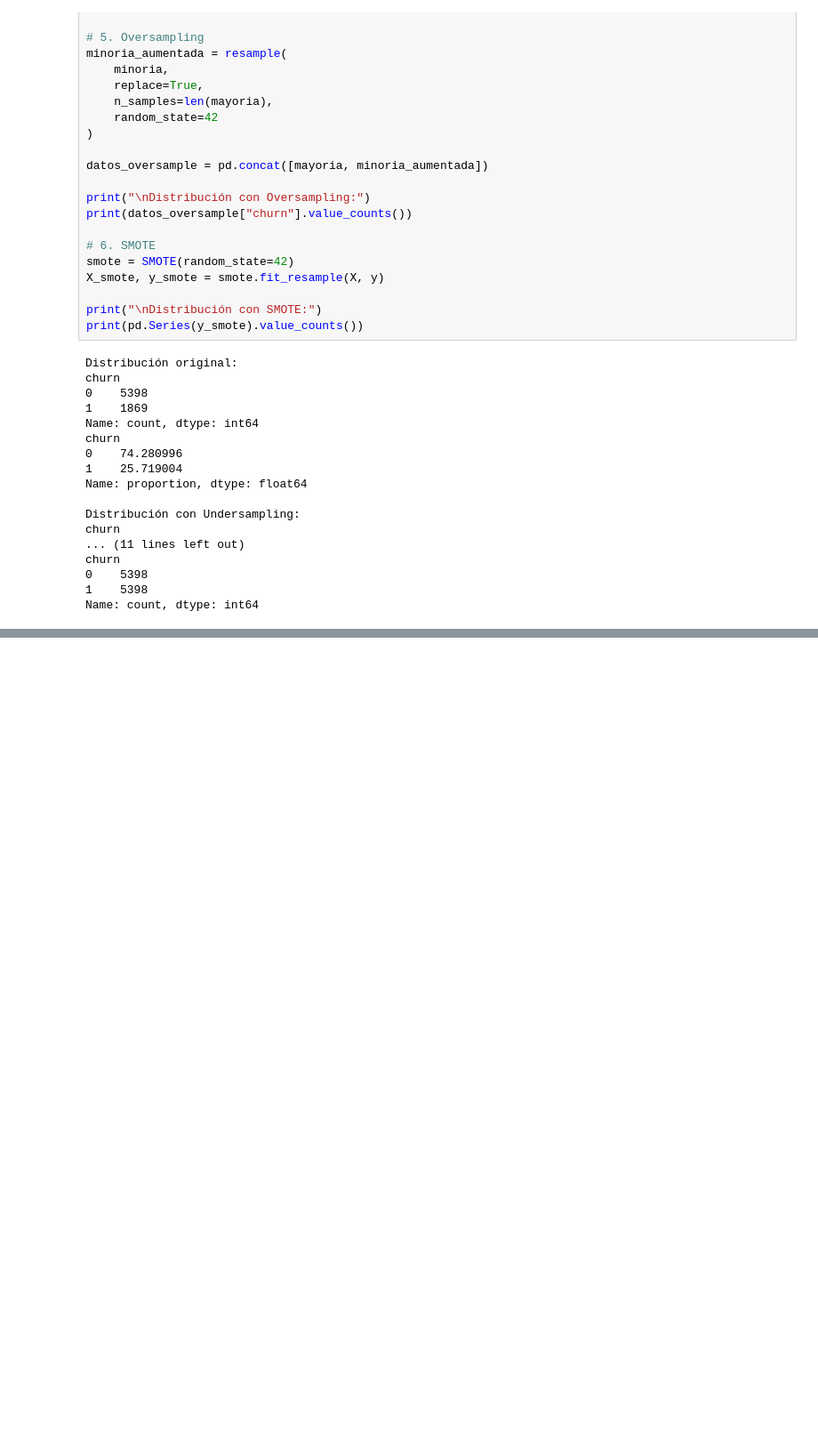
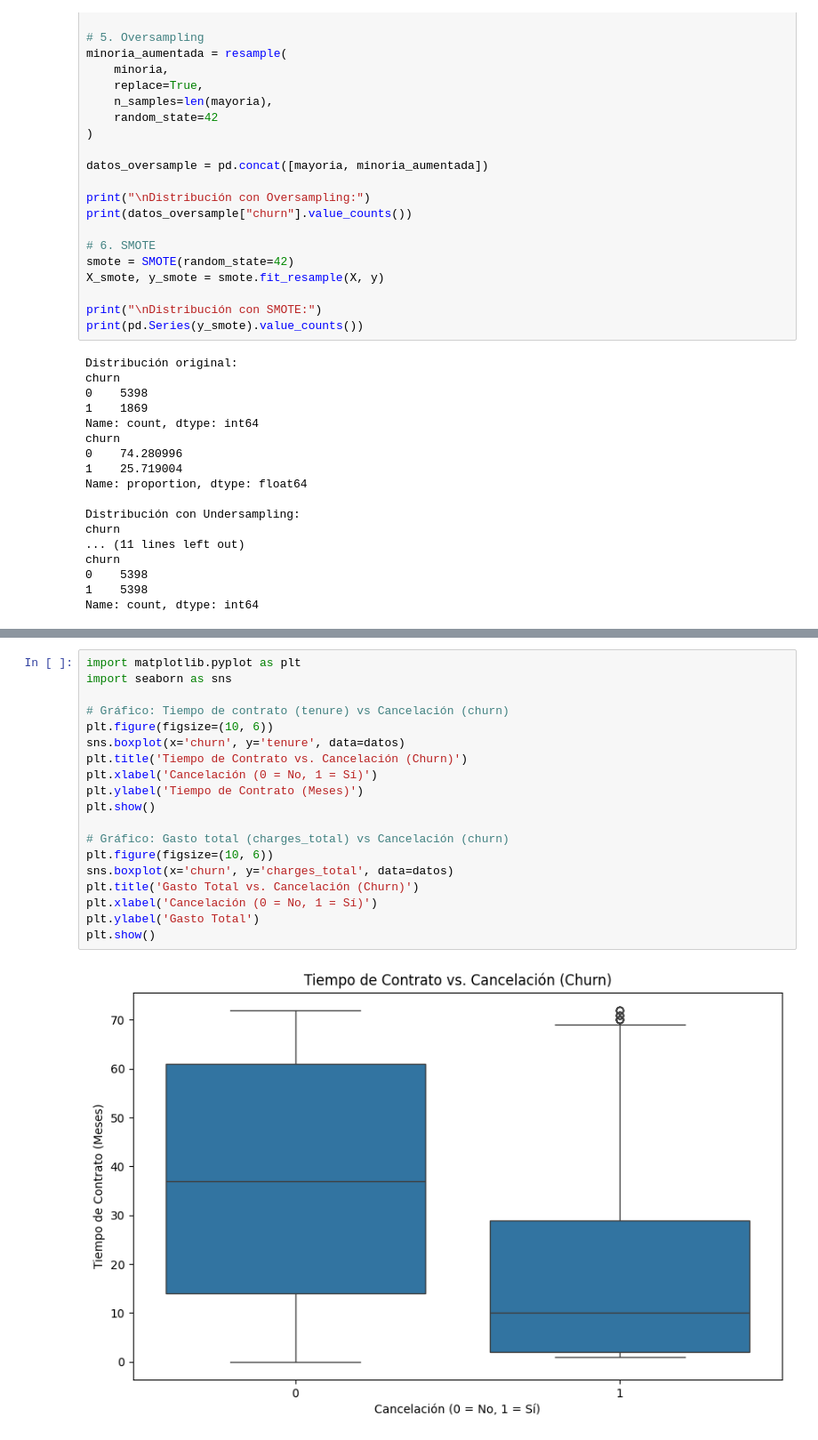
Before and after one commit to fasalgad/TelecomX_LATAM-parte-2, a Jupyter notebook: TelecomX_LATAM_(2).ipynb, the cells around one changed output, grey strips where cells are left out. Shown at 89% size. Cells and saved outputs as stored; diff of their text form; blank space fills up the shorter version.

```diff
--- a/TelecomX_LATAM_(2).ipynb
+++ b/TelecomX_LATAM_(2).ipynb
@@ -380,0 +493,21 @@ Name: count, dtype: int64
+# %%
+import matplotlib.pyplot as plt
+import seaborn as sns
+
+# Gráfico: Tiempo de contrato (tenure) vs Cancelación (churn)
+plt.figure(figsize=(10, 6))
+sns.boxplot(x='churn', y='tenure', data=datos)
+plt.title('Tiempo de Contrato vs. Cancelación (Churn)')
+plt.xlabel('Cancelación (0 = No, 1 = Sí)')
+plt.ylabel('Tiempo de Contrato (Meses)')
+plt.show()
+
+# Gráfico: Gasto total (charges_total) vs Cancelación (churn)
+plt.figure(figsize=(10, 6))
+sns.boxplot(x='churn', y='charges_total', data=datos)
+plt.title('Gasto Total vs. Cancelación (Churn)')
+plt.xlabel('Cancelación (0 = No, 1 = Sí)')
+plt.ylabel('Gasto Total')
+plt.show()
+# %% [output]
+[figure, added]
```
Also changed, not shown: parts of 14 cells of this notebook.
